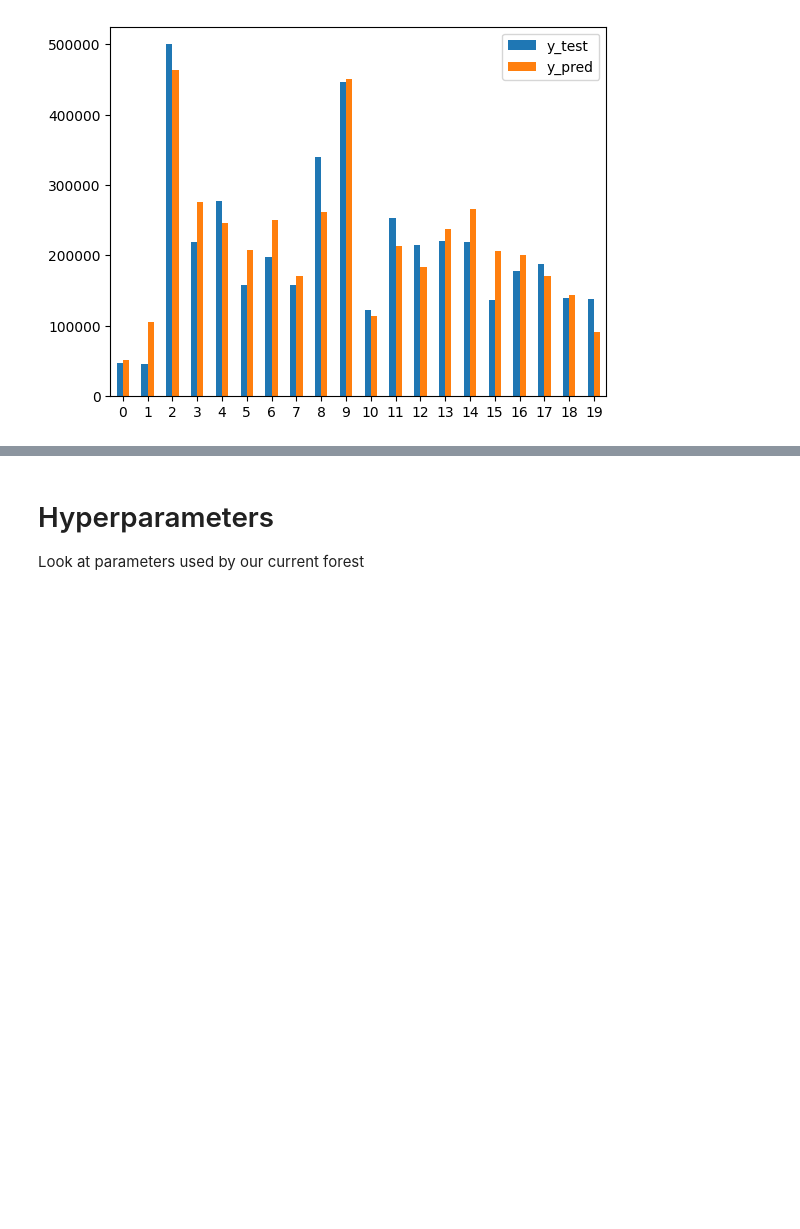
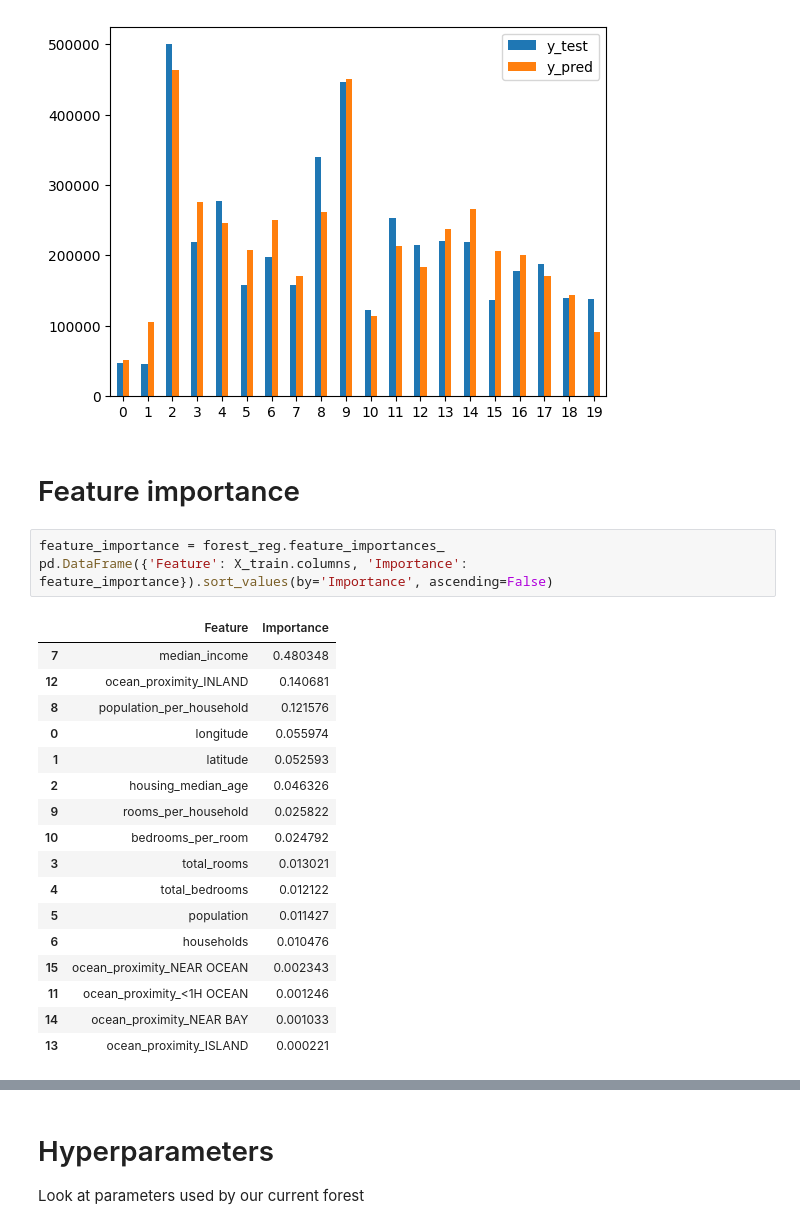
Before and after one commit to w4bo/AA2425-unibo-mldm, a Jupyter notebook: slides/lab-06-housing.ipynb, the cells around one changed output, grey strips where cells are left out. Cells and saved outputs as stored; diff of their text form; blank space fills up the shorter version.

```diff
--- a/slides/lab-06-housing.ipynb
+++ b/slides/lab-06-housing.ipynb
@@ -193,3 +193,26 @@ forest_reg = run_forest(100, 1.0)
 # %% [output]
 RMSE: 50155.05753085368
 [figure]
+# %% [markdown]
+# Feature importance
+# %%
+feature_importance = forest_reg.feature_importances_
+pd.DataFrame({'Feature': X_train.columns, 'Importance': feature_importance}).sort_values(by='Importance', ascending=False)
+# %% [output]
+|  | Feature | Importance |
+| 7 | median_income | 0.480348 |
+| 12 | ocean_proximity_INLAND | 0.140681 |
+| 8 | population_per_household | 0.121576 |
+| 0 | longitude | 0.055974 |
+| 1 | latitude | 0.052593 |
+| 2 | housing_median_age | 0.046326 |
+| 9 | rooms_per_household | 0.025822 |
+| 10 | bedrooms_per_room | 0.024792 |
+| 3 | total_rooms | 0.013021 |
+| 4 | total_bedrooms | 0.012122 |
+| 5 | population | 0.011427 |
+| 6 | households | 0.010476 |
+| 15 | ocean_proximity_NEAR OCEAN | 0.002343 |
+| 11 | ocean_proximity_<1H OCEAN | 0.001246 |
+| 14 | ocean_proximity_NEAR BAY | 0.001033 |
+| 13 | ocean_proximity_ISLAND | 0.000221 |
```
Also changed, not shown: parts of 3 cells of this notebook.
